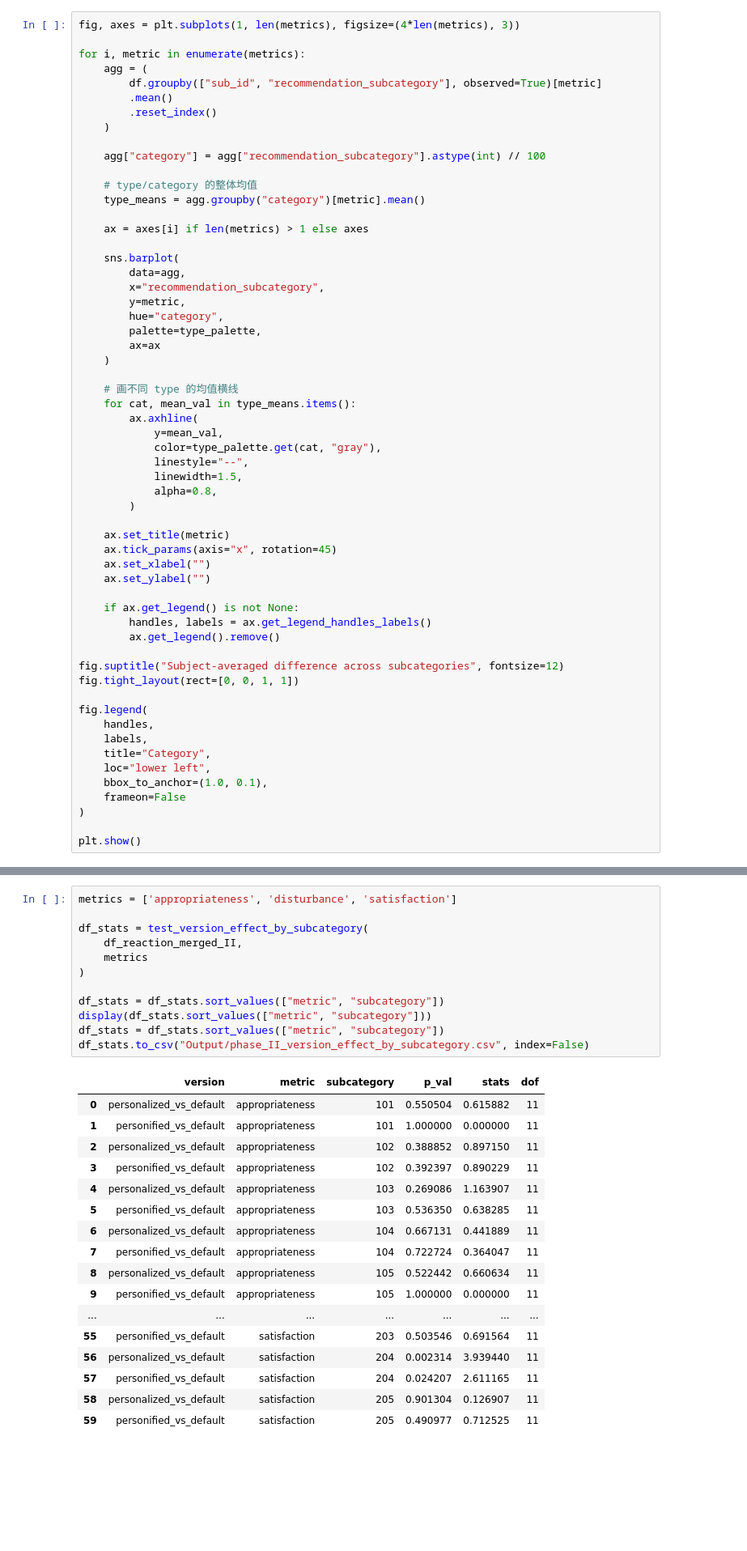
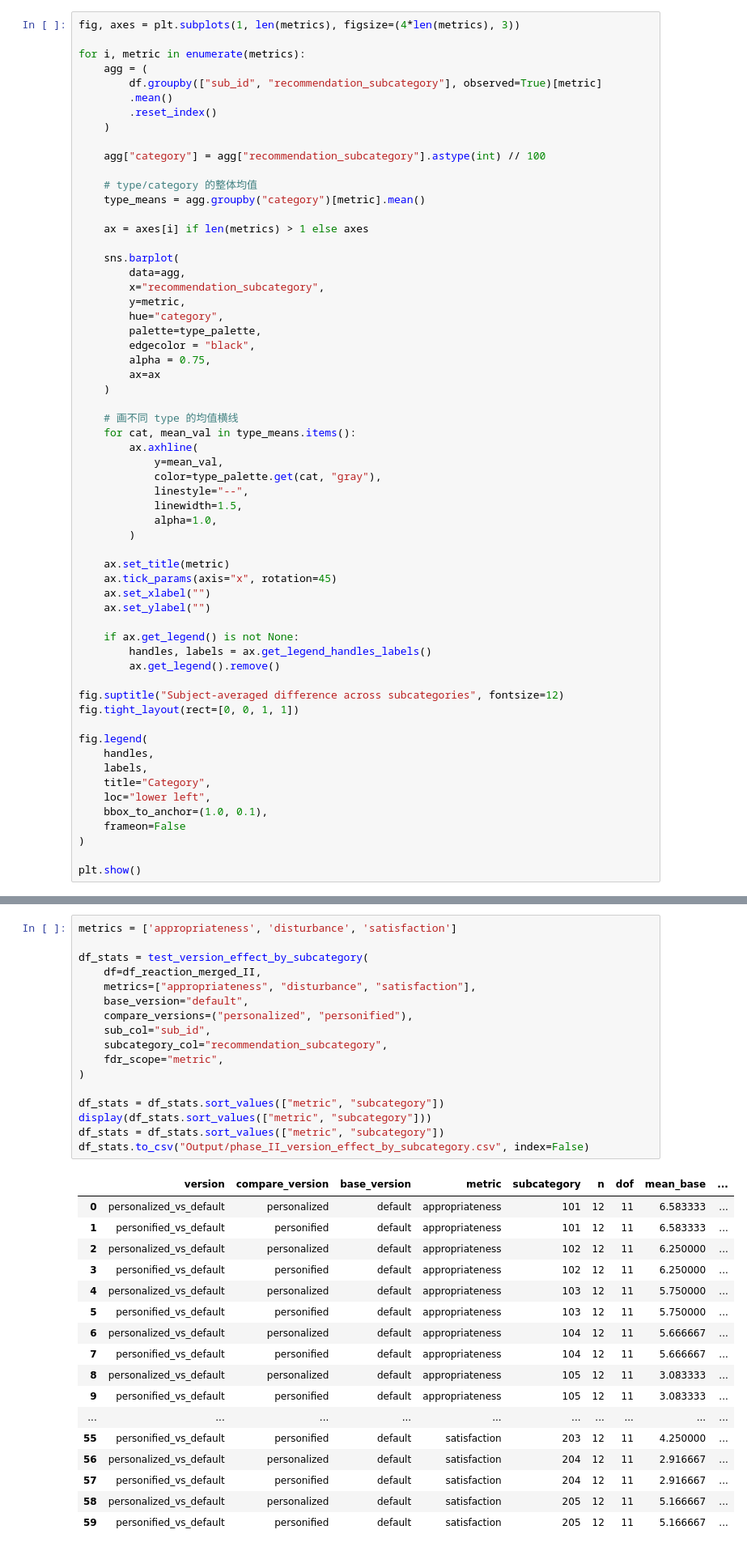
Before and after one commit to yxlin02/HCICarSim, a Jupyter notebook: DataAnalysis.ipynb, the cells around one changed output, grey strips where cells are left out. Shown at 81% size. Saved outputs shown, nothing was run; the diff lists cells and outputs as text; blank space fills up the shorter version.

```diff
--- a/DataAnalysis.ipynb
+++ b/DataAnalysis.ipynb
@@ -1532,6 +1537,8 @@ for i, metric in enumerate(metrics):
         y=metric,
         hue="category",
         palette=type_palette,
+        edgecolor = "black",
+        alpha = 0.75,
         ax=ax
     )
 
@@ -1542,7 +1549,7 @@ for i, metric in enumerate(metrics):
             color=type_palette.get(cat, "gray"),
             linestyle="--",
             linewidth=1.5,
-            alpha=0.8,
+            alpha=1.0,
         )
 
     ax.set_title(metric)
@@ -2665,33 +2767,38 @@ def test_version_effect_by_subcategory(
 # %%
 metrics = ['appropriateness', 'disturbance', 'satisfaction']
 
 df_stats = test_version_effect_by_subcategory(
-    df_reaction_merged_II,
-    metrics
+    df=df_reaction_merged_II,
+    metrics=["appropriateness", "disturbance", "satisfaction"],
+    base_version="default",
+    compare_versions=("personalized", "personified"),
+    sub_col="sub_id",
+    subcategory_col="recommendation_subcategory",
+    fdr_scope="metric",
 )
 
 df_stats = df_stats.sort_values(["metric", "subcategory"])
 display(df_stats.sort_values(["metric", "subcategory"]))
 df_stats = df_stats.sort_values(["metric", "subcategory"])
 df_stats.to_csv("Output/phase_II_version_effect_by_subcategory.csv", index=False)
 # %% [output]
-|  | version | metric | subcategory | p_val | stats | dof |
-| 0 | personalized_vs_default | appropriateness | 101 | 0.550504 | 0.615882 | 11 |
-| 1 | personified_vs_default | appropriateness | 101 | 1.000000 | 0.000000 | 11 |
-| 2 | personalized_vs_default | appropriateness | 102 | 0.388852 | 0.897150 | 11 |
-| 3 | personified_vs_default | appropriateness | 102 | 0.392397 | 0.890229 | 11 |
-| 4 | personalized_vs_default | appropriateness | 103 | 0.269086 | 1.163907 | 11 |
-| 5 | personified_vs_default | appropriateness | 103 | 0.536350 | 0.638285 | 11 |
-| 6 | personalized_vs_default | appropriateness | 104 | 0.667131 | 0.441889 | 11 |
-| 7 | personified_vs_default | appropriateness | 104 | 0.722724 | 0.364047 | 11 |
-| 8 | personalized_vs_default | appropriateness | 105 | 0.522442 | 0.660634 | 11 |
-| 9 | personified_vs_default | appropriateness | 105 | 1.000000 | 0.000000 | 11 |
-| ... | ... | ... | ... | ... | ... | ... |
-| 55 | personified_vs_default | satisfaction | 203 | 0.503546 | 0.691564 | 11 |
-| 56 | personalized_vs_default | satisfaction | 204 | 0.002314 | 3.939440 | 11 |
-| 57 | personified_vs_default | satisfaction | 204 | 0.024207 | 2.611165 | 11 |
-| 58 | personalized_vs_default | satisfaction | 205 | 0.901304 | 0.126907 | 11 |
-| 59 | personified_vs_default | satisfaction | 205 | 0.490977 | 0.712525 | 11 |
+|  | version | compare_version | base_version | metric | subcategory | n | dof | mean_base | ... |
+| 0 | personalized_vs_default | personalized | default | appropriateness | 101 | 12 | 11 | 6.583333 | ... |
+| 1 | personified_vs_default | personified | default | appropriateness | 101 | 12 | 11 | 6.583333 | ... |
+| 2 | personalized_vs_default | personalized | default | appropriateness | 102 | 12 | 11 | 6.250000 | ... |
+| 3 | personified_vs_default | personified | default | appropriateness | 102 | 12 | 11 | 6.250000 | ... |
+| 4 | personalized_vs_default | personalized | default | appropriateness | 103 | 12 | 11 | 5.750000 | ... |
+| 5 | personified_vs_default | personified | default | appropriateness | 103 | 12 | 11 | 5.750000 | ... |
+| 6 | personalized_vs_default | personalized | default | appropriateness | 104 | 12 | 11 | 5.666667 | ... |
+| 7 | personified_vs_default | personified | default | appropriateness | 104 | 12 | 11 | 5.666667 | ... |
+| 8 | personalized_vs_default | personalized | default | appropriateness | 105 | 12 | 11 | 3.083333 | ... |
+| 9 | personified_vs_default | personified | default | appropriateness | 105 | 12 | 11 | 3.083333 | ... |
+| ... | ... | ... | ... | ... | ... | ... | ... | ... | ... |
+| 55 | personified_vs_default | personified | default | satisfaction | 203 | 12 | 11 | 4.250000 | ... |
+| 56 | personalized_vs_default | personalized | default | satisfaction | 204 | 12 | 11 | 2.916667 | ... |
+| 57 | personified_vs_default | personified | default | satisfaction | 204 | 12 | 11 | 2.916667 | ... |
+| 58 | personalized_vs_default | personalized | default | satisfaction | 205 | 12 | 11 | 5.166667 | ... |
+| 59 | personified_vs_default | personified | default | satisfaction | 205 | 12 | 11 | 5.166667 | ... |
 # %%
 for metric in metrics:
 
```
Also changed, not shown: parts of 29 cells of this notebook, 8 other files.
